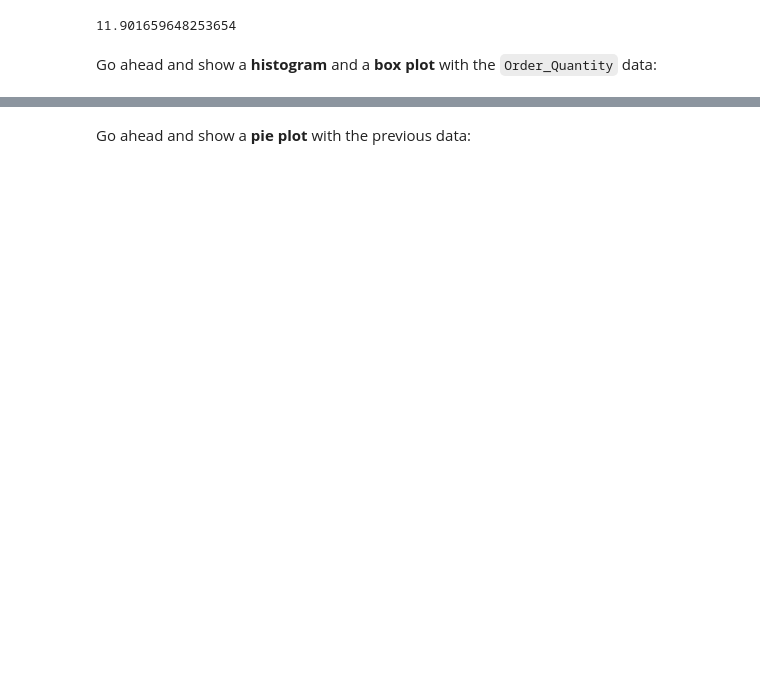
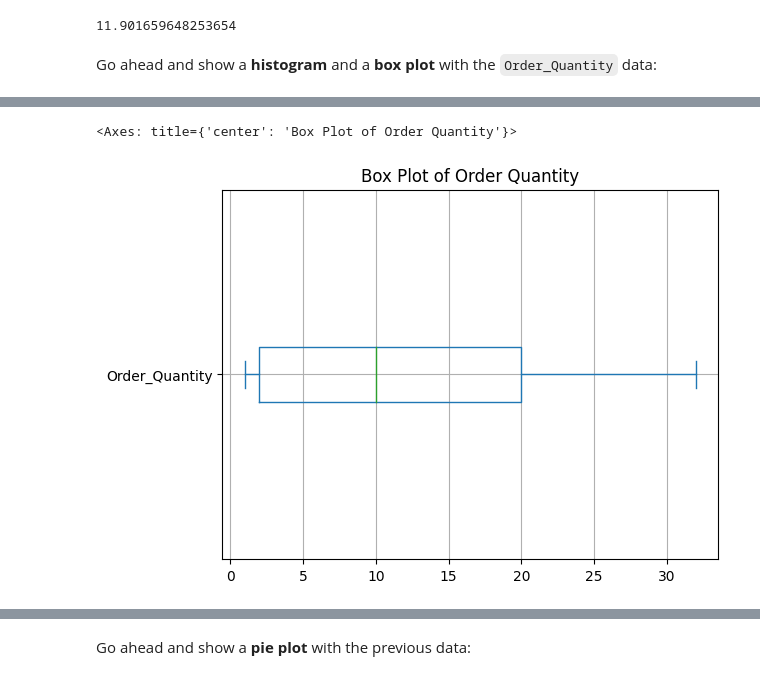
Before and after one commit to myllah/freecodecamp_data_analysis_with_python, a Jupyter notebook: 02 - Data Analysis Example A/Exercises_1.ipynb, the cells around one changed output, grey strips where cells are left out. Drawn from its saved outputs; the diff is of its cells as text; code cells hidden in the pictures; blank space fills up the shorter version.

```diff
--- a/02 - Data Analysis Example A/Exercises_1.ipynb
+++ b/02 - Data Analysis Example A/Exercises_1.ipynb
@@ -85,2 +91,8 @@ sales['Order_Quantity'].
+# %%
+# your code goes here
+sales['Order_Quantity'].plot(kind='box', grid=True, title='Box Plot of Order Quantity', vert=False)
+# %% [output]
+<Axes: title={'center': 'Box Plot of Order Quantity'}>
+[figure, added]
 # %%
 sales['Order_Quantity'].plot(kind='hist', bins=30, figsize=(14,6))
```
Also changed, not shown: parts of 27 cells of this notebook.
